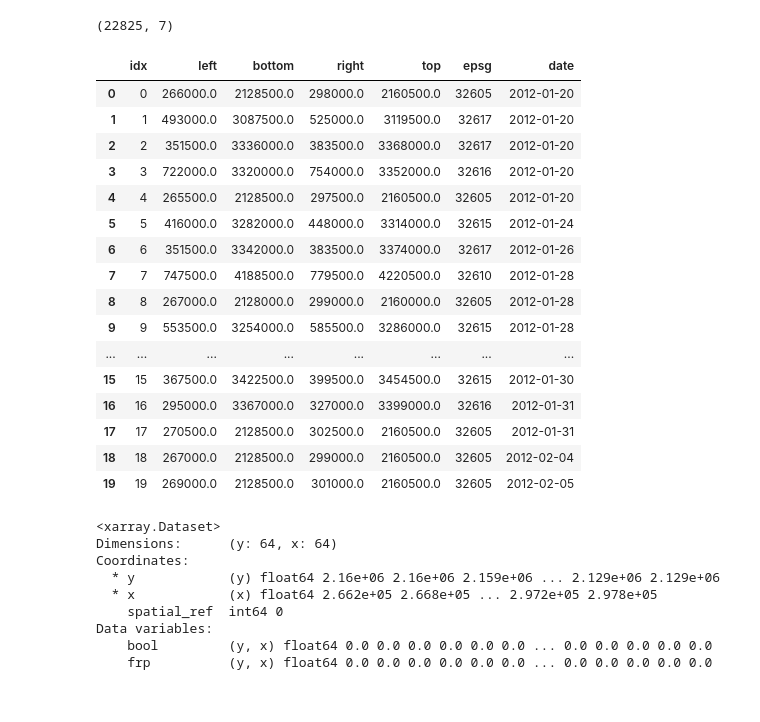
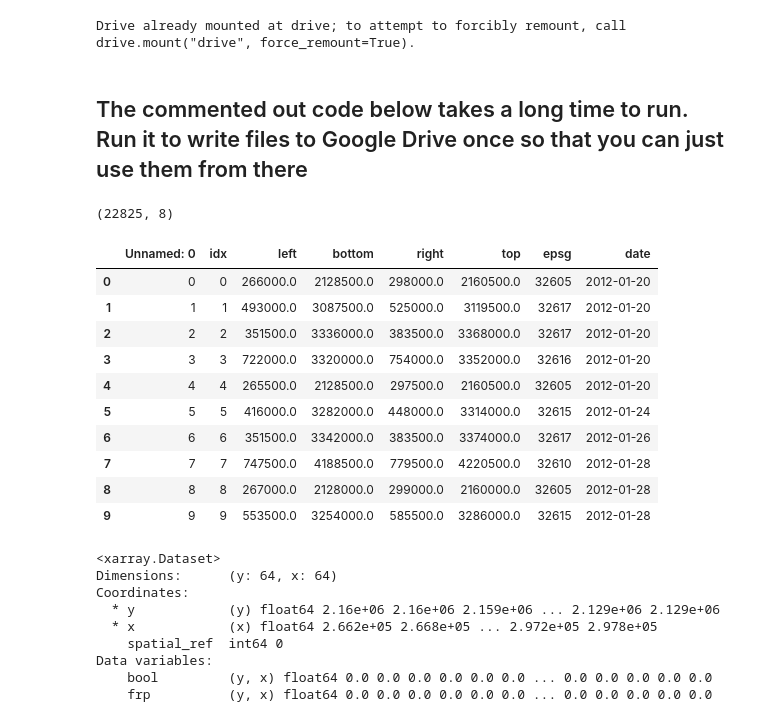
Before and after one commit to amber3536/Wildfire_Prediction, a Jupyter notebook: FireChip.ipynb, the cells around one changed output. Saved outputs shown, nothing was run; the diff lists cells and outputs as text; code cells hidden in the pictures.

```diff
--- a/FireChip.ipynb
+++ b/FireChip.ipynb
@@ -350,0 +453,7 @@ for url in urls:
+# %%
+from google.colab import drive
+drive.mount('drive')
+# %% [output]
+Drive already mounted at drive; to attempt to forcibly remount, call drive.mount("drive", force_remount=True).
+# %% [markdown]
+## The commented out code below takes a long time to run. Run it to write files to Google Drive once so that you can just use them from there
@@ -351,24 +470,20 @@ for url in urls:
+# %%
+manifest = pd.read_csv("drive/MyDrive/manifest.csv")
 # %%
 manifest.shape
 # %% [output]
-(22825, 7)
+(22825, 8)
 # %%
-manifest.head(20)
+manifest.head(10)
 # %% [output]
-|  | idx | left | bottom | right | top | epsg | date |
-| 0 | 0 | 266000.0 | 2128500.0 | 298000.0 | 2160500.0 | 32605 | 2012-01-20 |
-| 1 | 1 | 493000.0 | 3087500.0 | 525000.0 | 3119500.0 | 32617 | 2012-01-20 |
-| 2 | 2 | 351500.0 | 3336000.0 | 383500.0 | 3368000.0 | 32617 | 2012-01-20 |
-| 3 | 3 | 722000.0 | 3320000.0 | 754000.0 | 3352000.0 | 32616 | 2012-01-20 |
-| 4 | 4 | 265500.0 | 2128500.0 | 297500.0 | 2160500.0 | 32605 | 2012-01-20 |
-| 5 | 5 | 416000.0 | 3282000.0 | 448000.0 | 3314000.0 | 32615 | 2012-01-24 |
-| 6 | 6 | 351500.0 | 3342000.0 | 383500.0 | 3374000.0 | 32617 | 2012-01-26 |
-| 7 | 7 | 747500.0 | 4188500.0 | 779500.0 | 4220500.0 | 32610 | 2012-01-28 |
-| 8 | 8 | 267000.0 | 2128000.0 | 299000.0 | 2160000.0 | 32605 | 2012-01-28 |
-| 9 | 9 | 553500.0 | 3254000.0 | 585500.0 | 3286000.0 | 32615 | 2012-01-28 |
-| ... | ... | ... | ... | ... | ... | ... | ... |
-| 15 | 15 | 367500.0 | 3422500.0 | 399500.0 | 3454500.0 | 32615 | 2012-01-30 |
-| 16 | 16 | 295000.0 | 3367000.0 | 327000.0 | 3399000.0 | 32616 | 2012-01-31 |
-| 17 | 17 | 270500.0 | 2128500.0 | 302500.0 | 2160500.0 | 32605 | 2012-01-31 |
-| 18 | 18 | 267000.0 | 2128500.0 | 299000.0 | 2160500.0 | 32605 | 2012-02-04 |
-| 19 | 19 | 269000.0 | 2128500.0 | 301000.0 | 2160500.0 | 32605 | 2012-02-05 |
+|  | Unnamed: 0 | idx | left | bottom | right | top | epsg | date |
+| 0 | 0 | 0 | 266000.0 | 2128500.0 | 298000.0 | 2160500.0 | 32605 | 2012-01-20 |
+| 1 | 1 | 1 | 493000.0 | 3087500.0 | 525000.0 | 3119500.0 | 32617 | 2012-01-20 |
+| 2 | 2 | 2 | 351500.0 | 3336000.0 | 383500.0 | 3368000.0 | 32617 | 2012-01-20 |
+| 3 | 3 | 3 | 722000.0 | 3320000.0 | 754000.0 | 3352000.0 | 32616 | 2012-01-20 |
+| 4 | 4 | 4 | 265500.0 | 2128500.0 | 297500.0 | 2160500.0 | 32605 | 2012-01-20 |
+| 5 | 5 | 5 | 416000.0 | 3282000.0 | 448000.0 | 3314000.0 | 32615 | 2012-01-24 |
+| 6 | 6 | 6 | 351500.0 | 3342000.0 | 383500.0 | 3374000.0 | 32617 | 2012-01-26 |
+| 7 | 7 | 7 | 747500.0 | 4188500.0 | 779500.0 | 4220500.0 | 32610 | 2012-01-28 |
+| 8 | 8 | 8 | 267000.0 | 2128000.0 | 299000.0 | 2160000.0 | 32605 | 2012-01-28 |
+| 9 | 9 | 9 | 553500.0 | 3254000.0 | 585500.0 | 3286000.0 | 32615 | 2012-01-28 |
```
Also changed, not shown: parts of 13 cells of this notebook.
